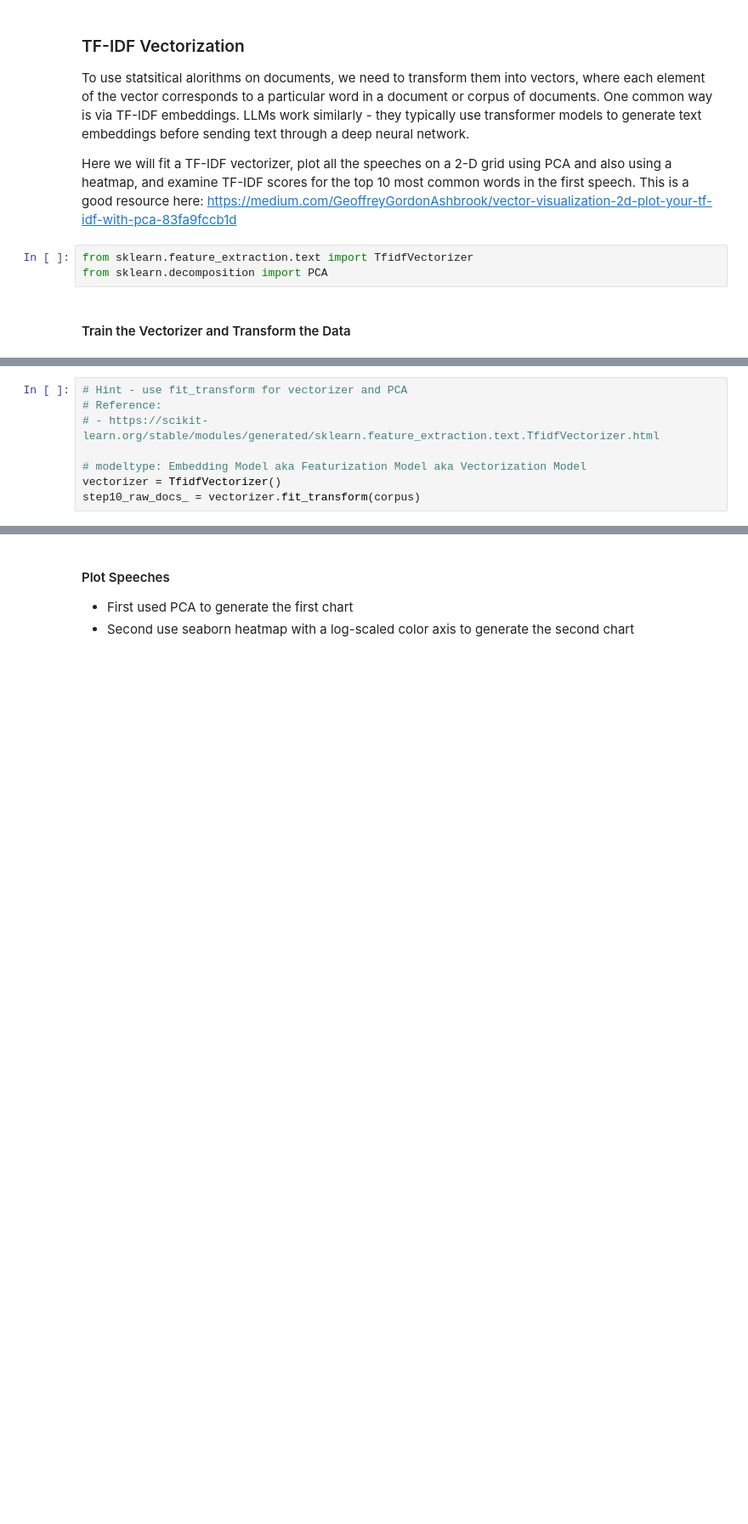
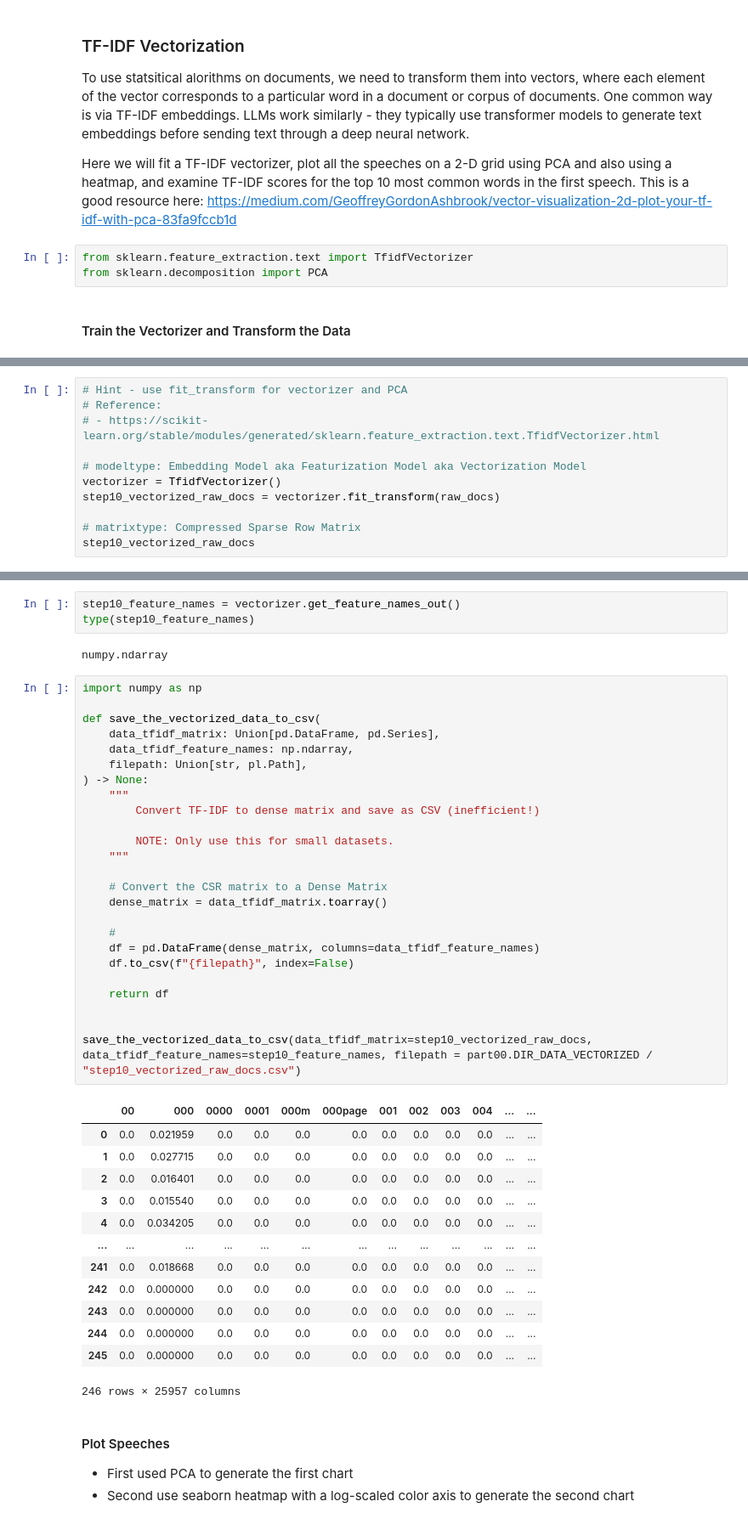
Before and after one commit to UCB-stat-159-f25/proj02-group08, a Jupyter notebook: notebooks/nlp-P02.ipynb, the cells around one changed output, grey strips where cells are left out. Shown at 85% size. Saved outputs shown, nothing was run; the diff lists cells and outputs as text; blank space fills up the shorter version.

```diff
--- a/notebooks/nlp-P02.ipynb
+++ b/notebooks/nlp-P02.ipynb
@@ -513,4 +513,7 @@ type(raw_docs), raw_docs[0];
 
 # modeltype: Embedding Model aka Featurization Model aka Vectorization Model
 vectorizer = TfidfVectorizer()
-step10_raw_docs_ = vectorizer.fit_transform(corpus)
+step10_vectorized_raw_docs = vectorizer.fit_transform(raw_docs)
+
+# matrixtype: Compressed Sparse Row Matrix
+step10_vectorized_raw_docs
@@ -519,3 +527,47 @@ The output of `fit_transform()` will be a matrix where each row corresponds to a
+# %%
+step10_feature_names = vectorizer.get_feature_names_out()
+type(step10_feature_names)
+# %% [output]
+numpy.ndarray
+# %%
+import numpy as np
+
+def save_the_vectorized_data_to_csv(
+    data_tfidf_matrix: Union[pd.DataFrame, pd.Series],
+    data_tfidf_feature_names: np.ndarray,
+    filepath: Union[str, pl.Path],
+) -> None:
+    """
+        Convert TF-IDF to dense matrix and save as CSV (inefficient!)
+
+        NOTE: Only use this for small datasets.
+    """
+
+    # Convert the CSR matrix to a Dense Matrix
+    dense_matrix = data_tfidf_matrix.toarray()
+
+    #
+    df = pd.DataFrame(dense_matrix, columns=data_tfidf_feature_names)
+    df.to_csv(f"{filepath}", index=False)
+
+    return df
+
+
+save_the_vectorized_data_to_csv(data_tfidf_matrix=step10_vectorized_raw_docs, data_tfidf_feature_names=step10_feature_names, filepath = part00.DIR_DATA_VECTORIZED / "step10_vectorized_raw_docs.csv")
+# %% [output]
+|  | 00 | 000 | 0000 | 0001 | 000m | 000page | 001 | 002 | 003 | 004 | ... | ... |
+| 0 | 0.0 | 0.021959 | 0.0 | 0.0 | 0.0 | 0.0 | 0.0 | 0.0 | 0.0 | 0.0 | ... | ... |
+| 1 | 0.0 | 0.027715 | 0.0 | 0.0 | 0.0 | 0.0 | 0.0 | 0.0 | 0.0 | 0.0 | ... | ... |
+| 2 | 0.0 | 0.016401 | 0.0 | 0.0 | 0.0 | 0.0 | 0.0 | 0.0 | 0.0 | 0.0 | ... | ... |
+| 3 | 0.0 | 0.015540 | 0.0 | 0.0 | 0.0 | 0.0 | 0.0 | 0.0 | 0.0 | 0.0 | ... | ... |
+| 4 | 0.0 | 0.034205 | 0.0 | 0.0 | 0.0 | 0.0 | 0.0 | 0.0 | 0.0 | 0.0 | ... | ... |
+| ... | ... | ... | ... | ... | ... | ... | ... | ... | ... | ... | ... | ... |
+| 241 | 0.0 | 0.018668 | 0.0 | 0.0 | 0.0 | 0.0 | 0.0 | 0.0 | 0.0 | 0.0 | ... | ... |
+| 242 | 0.0 | 0.000000 | 0.0 | 0.0 | 0.0 | 0.0 | 0.0 | 0.0 | 0.0 | 0.0 | ... | ... |
+| 243 | 0.0 | 0.000000 | 0.0 | 0.0 | 0.0 | 0.0 | 0.0 | 0.0 | 0.0 | 0.0 | ... | ... |
+| 244 | 0.0 | 0.000000 | 0.0 | 0.0 | 0.0 | 0.0 | 0.0 | 0.0 | 0.0 | 0.0 | ... | ... |
+| 245 | 0.0 | 0.000000 | 0.0 | 0.0 | 0.0 | 0.0 | 0.0 | 0.0 | 0.0 | 0.0 | ... | ... |
+246 rows × 25957 columns
 # %% [markdown]
 #### Plot Speeches
 
```
Also changed, not shown: parts of 11 cells of this notebook.
